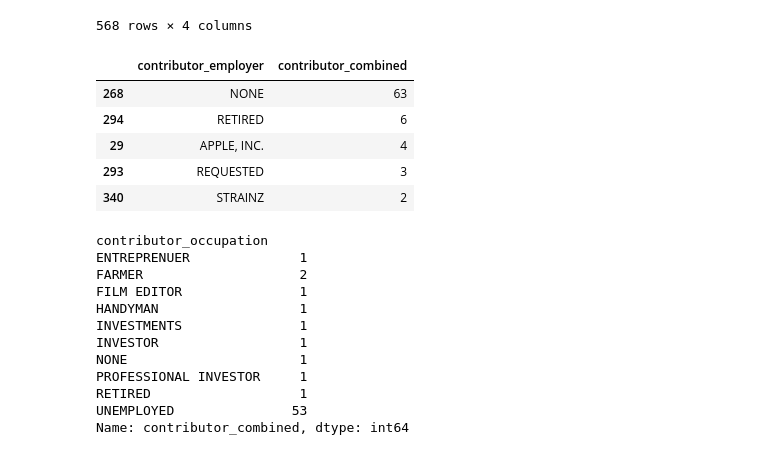
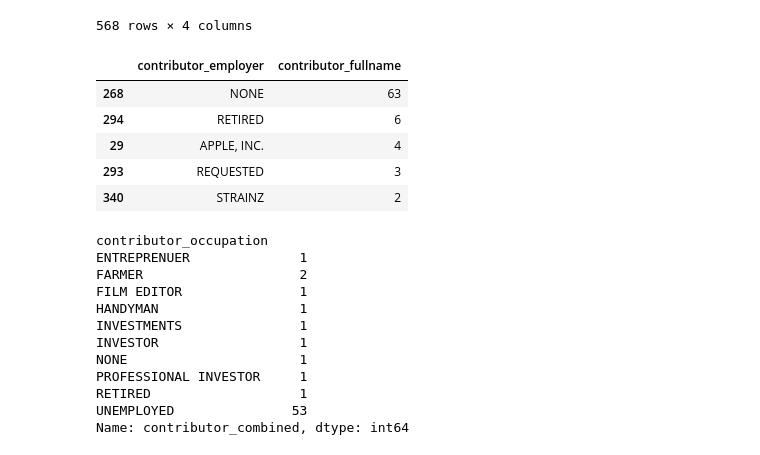
Before and after one commit to alexandrakh00/first-python-notebook, a Jupyter notebook: prop-64-analysis.ipynb, the cells around one changed output. Drawn from its saved outputs; the diff is of its cells as text; code cells hidden in the pictures.

```diff
--- a/prop-64-analysis.ipynb
+++ b/prop-64-analysis.ipynb
@@ -9,3 +11,7 @@ props = pd.read_csv('http://www.firstpythonnotebook.org/_static/committees.csv')
+# %%
+response = requests.get("http://www.firstpythonnotebook.org/_static/committees.csv")
+file = io.StringIO(response.content.decode('utf-8'))
+props = pd.read_csv(file)
 # %%
 props.head(3)
 # %% [output]
@@ -34,3 +38,7 @@ contribs = pd.read_csv('http://www.firstpythonnotebook.org/_static/contributions
+# %%
+response2 = requests.get("http://www.firstpythonnotebook.org/_static/contributions.csv")
+file2 = io.StringIO(response2.content.decode('utf-8'))
+contribs = pd.read_csv(file2)
 # %%
 contribs.head(3)
 # %% [output]
@@ -423,11 +522,11 @@ What are the top employers of donors who gave for and against the measure? (By n
 | 567 | YES ON 64, CALIFORNIANS TO CONTRO... | ZACHARY PYM | WILLIAMS | 1 |
 568 rows × 4 columns
 # %%
-support2['contributor_combined'] = support['contributor_firstname']+ support['contributor_lastname']
-support2.groupby(['contributor_employer']).contributor_combined.nunique().reset_index().sort_values("contributor_combined",ascending = False).head(5)
-#support2.pivot_table(values = 'contributor_combined', index = 'contributor_employer', aggfunc = pd.Series.nunique).sort_values("contributor_combined",ascending = False).head(5)
+support2['contributor_fullname'] = support['contributor_firstname']+ " " + support['contributor_lastname']
+support2.groupby(['contributor_employer']).contributor_fullname.nunique().reset_index().sort_values("contributor_fullname",ascending = False).head(5)
+#support2.pivot_table(values = 'contributor_fullname', index = 'contributor_employer', aggfunc = pd.Series.nunique).sort_values("contributor_combined",ascending = False).head(5)
 # %% [output]
-|  | contributor_employer | contributor_combined |
+|  | contributor_employer | contributor_fullname |
 | 268 | NONE | 63 |
 | 294 | RETIRED | 6 |
 | 29 | APPLE, INC. | 4 |
```
Also changed, not shown: parts of 19 cells of this notebook.
